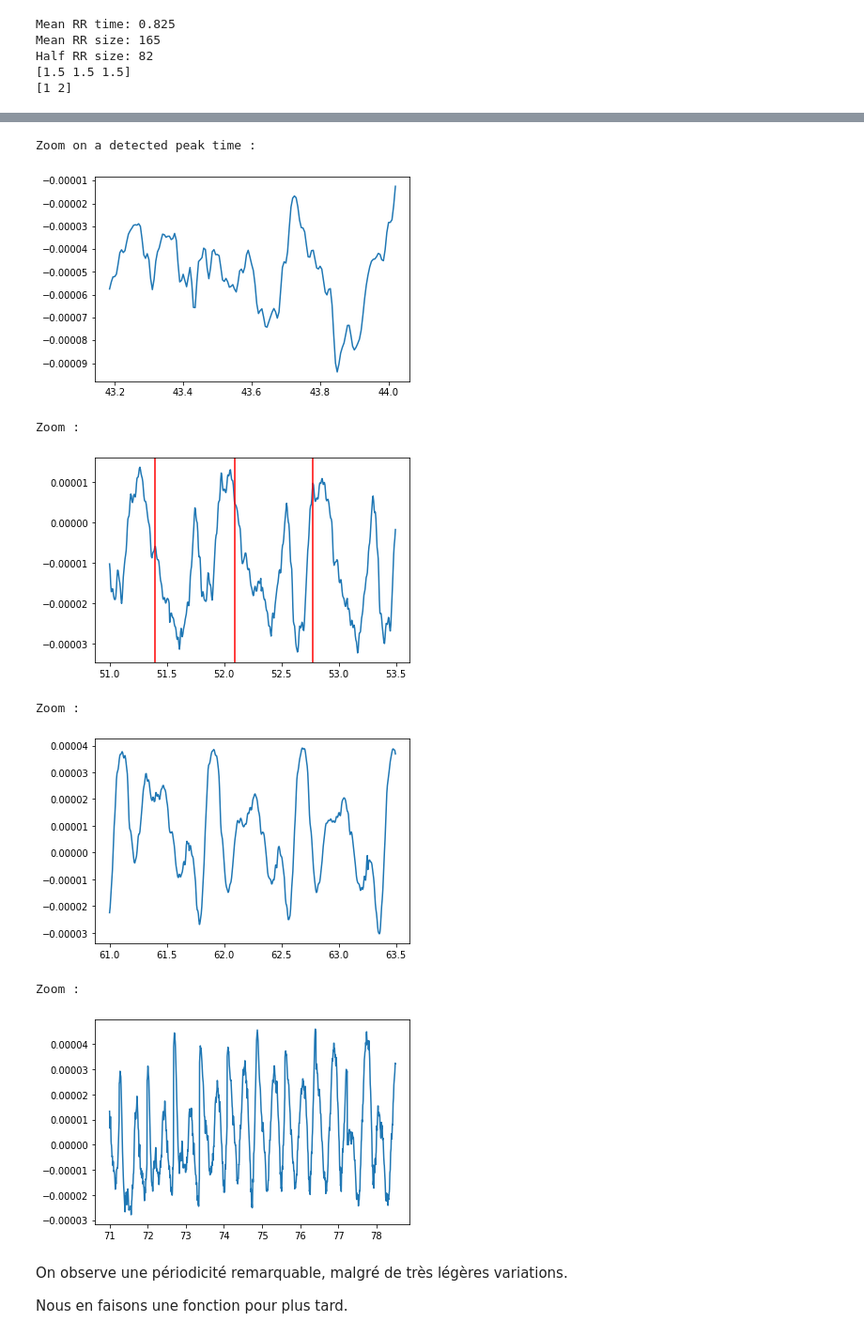
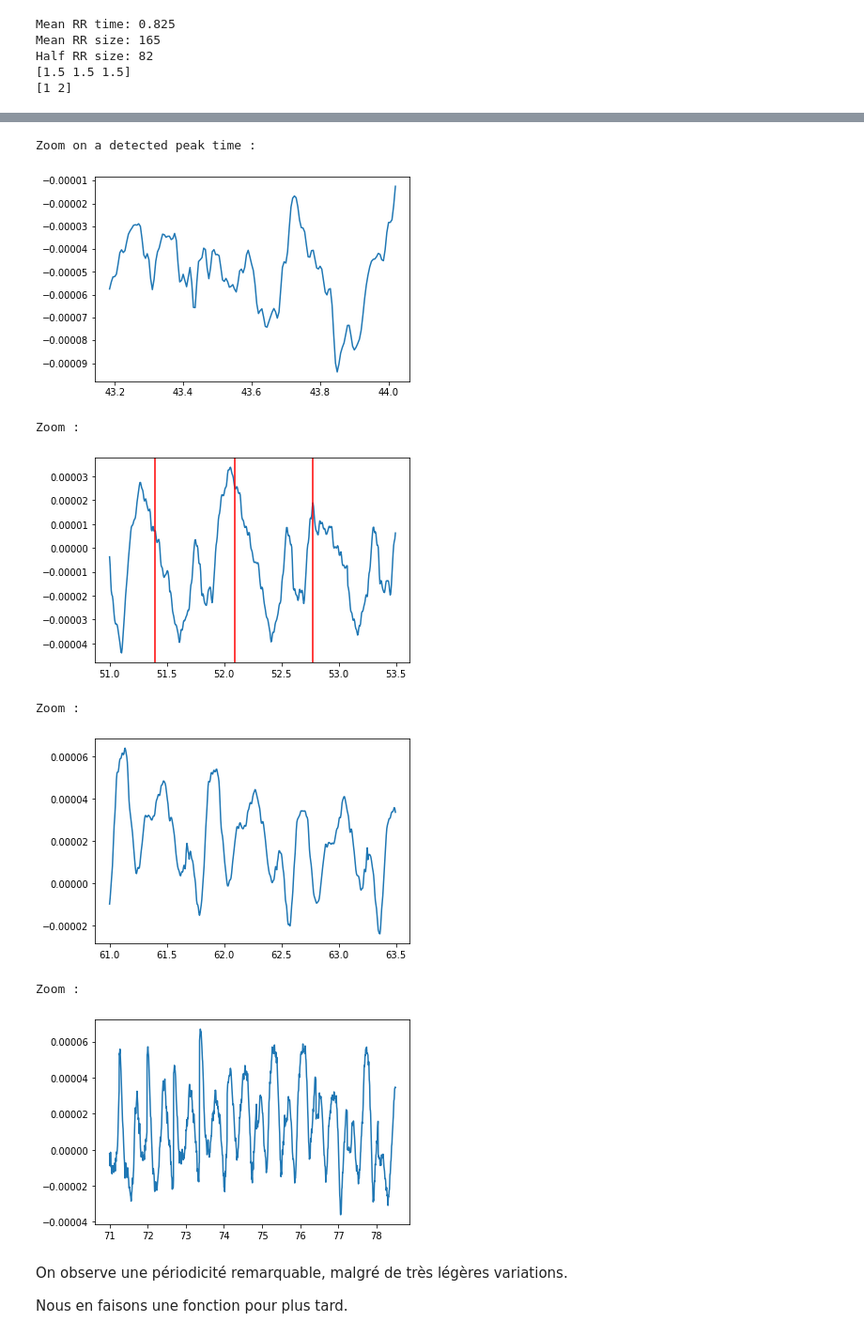
Before and after one commit to MaximeCaute/TraitementSignauxEEG, a Jupyter notebook: Notebooks/PreTraitementDonnees.ipynb, the cells around one changed output, grey strips where cells are left out. Shown at 94% size. Saved outputs shown, nothing was run; the diff lists cells and outputs as text; code cells hidden in the pictures.

```diff
--- a/Notebooks/PreTraitementDonnees.ipynb
+++ b/Notebooks/PreTraitementDonnees.ipynb
@@ -218,6 +218,22 @@ def clean_gradient(signal, time, averaging_size, marker_period):
 
     averaged_signal = cumulative_interval_average(signal, sma_window_frame_size, interval_size)
 
+    #informative
+    import scipy.signal
+    f_spec, t_spec, averaged_signal_spectrogram = scipy.signal.spectrogram(averaged_signal, fs = 1/(time[1]-time[0]), nperseg = 2048)
+    plt.pcolormesh(t_spec, f_spec, averaged_signal_spectrogram)
+    plt.show()
+    freq_slice = np.where((f_spec >= 0) & (f_spec <= 1000) )
+    f_spec = f_spec[freq_slice]
+    averaged_signal_spectrogram = averaged_signal_spectrogram[freq_slice,:][0]
+    plt.pcolormesh(t_spec, f_spec, averaged_signal_spectrogram)
+    plt.show()
+    freq_slice = np.where((f_spec >= 0) & (f_spec <= 200) )
+    f_spec = f_spec[freq_slice]
+    averaged_signal_spectrogram = averaged_signal_spectrogram[freq_slice,:][0]
+    plt.pcolormesh(t_spec, f_spec, averaged_signal_spectrogram)
+    plt.show()
+
     cleaned_signal = signal[sma_window_frame_size:] - averaged_signal
     cleaned_time = raw_time[sma_window_frame_size:]
 
@@ -711,34 +751,33 @@ RR_intervals = [(marker-half_RR, marker+half_RR)
 relevant_intervals = [interval for interval in RR_intervals
                             if interval[0] > comparison_max_length] #RR_intervals[0][0] +
 
-#print(relevant_intervals)
+# Verified : covering intervals
+#for (i,j) in relevant_intervals:
+#    print(i,j, max(full_signal[i:j]))
 
-
-for (i,j) in relevant_intervals:
-    print(i,j, max(full_signal[i:j]))
-
-
-#print(len(relevant_intervals))
-#print(np.array([np.amax([full_signal[i:j] for (i,j) in relevant_intervals], axis =1)]).shape)
-#print(np.array([np.amax([full_signal[i:j] for (i,j) in relevant_intervals], axis =1)]))
-#print("Average peak height", np.mean([np.amax([full_signal[i:j] for (i,j) in relevant_intervals], axis = 1)]))
-#print("Lowest peak height", np.amin([np.amax([full_signal[i:j] for (i,j) in relevant_intervals], axis = 1)], axis = 0),
-#      "at index", np.argmin([np.amax([full_signal[i:j] for (i,j) in averaging_intervals], axis = 1)],axis = 0) )
-
+"""
+Old loop version
 for (start_index,end_index) in relevant_intervals:
-    #print(start_index,end_index)
-    #print("Real max", max(full_signal[start_index:end_index]),"Averaged max",max(average_interval))
     averaging_intervals = [interval for interval in RR_intervals
                                     #the end of the interval is above the 10s preceding the interest interval's start.
                                     if interval[-1] > start_index - comparison_max_length
                                     #the end of the interval is before the interest interval's one.
                                     and interval[-1] <= end_index]
     average_interval = np.mean([full_signal[i:j] for (i,j) in averaging_intervals], axis=0)
-    #print(averaging_intervals)
-    #print(np.array([full_signal[i:j] for (i,j) in averaging_intervals]).shape)
-    #print(average_interval.shape)
 
     averaged_signal[start_index:end_index] = average_interval
+"""
+
+for i in range(10, len(RR_intervals)):
+    (start_index,end_index) = RR_intervals[i]
+    averaging_intervals = RR_intervals[i-10:i]
+    # Decentering around 0
+    #average_interval = np.mean([full_signal[i:j]-np.mean(full_signal[i:j])  for (i,j) in averaging_intervals], axis=0)
+    average_interval = np.mean([full_signal[i:j] for (i,j) in averaging_intervals], axis=0)
+    # Recentering
+    #averaged_signal[start_index:end_index] = average_interval + np.mean(full_signal[start_index:end_index])
+    averaged_signal[start_index:end_index] = average_interval
+
 
 averaged_pa_signal = averaged_signal
 print("Averaged average peak height", np.mean([np.amax([averaged_pa_signal[i:j] for (i,j) in averaging_intervals], axis = 1)]))
@@ -794,8 +818,8 @@ Signal d'artefact de pouls complet :
 Zoom on a detected peak time :
 [figure]
 Zoom :
-[figure, old version]
+[figure, new version]
 Zoom :
-[figure, old version]
+[figure, new version]
 Zoom :
-[figure, old version]
+[figure, new version]
```
Also changed, not shown: parts of 15 cells of this notebook, 1 other file.
